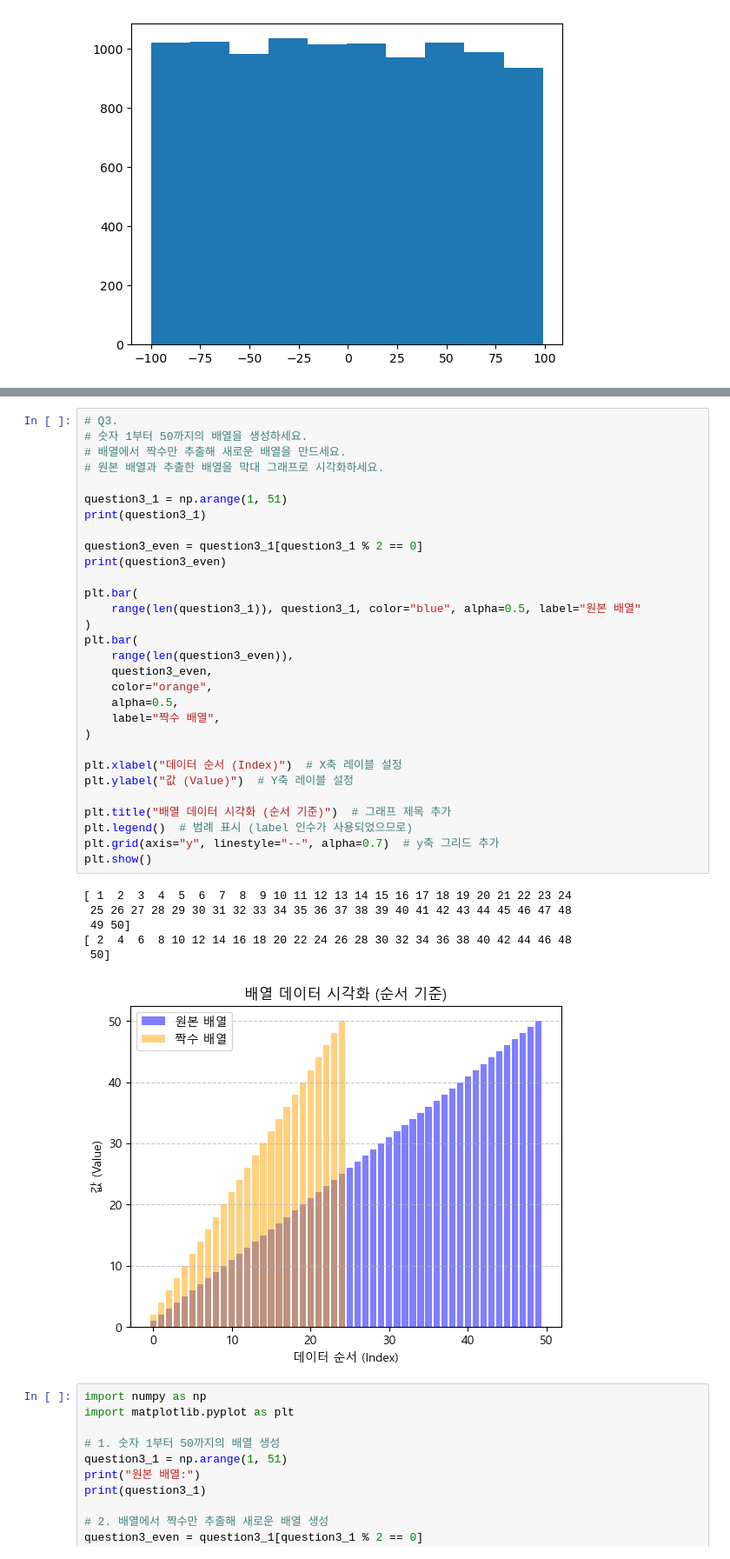
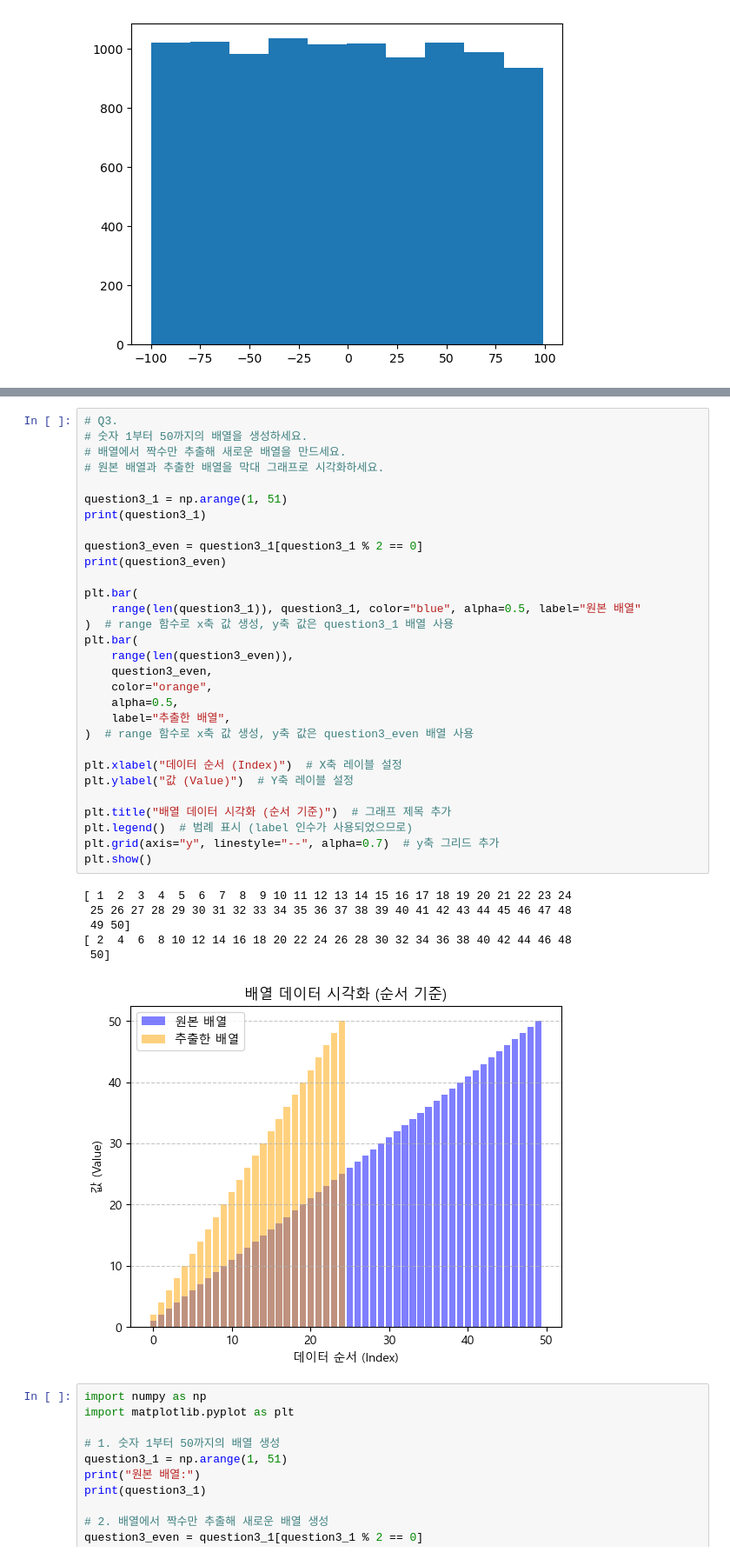
Before and after one commit to yenacat/AI-SW-Class, a Jupyter notebook: github python/20250409/Day08_2.ipynb, the cells around one changed output, grey strips where cells are left out. Shown: that part at 87% size. Cells and saved outputs as stored; diff of their text form.

```diff
--- a/github python/20250409/Day08_2.ipynb
+++ b/github python/20250409/Day08_2.ipynb
@@ -104,37 +104,37 @@ print(f"필터링 된 배열의 평균값: {np.mean(question2_2):.2f}")
 # 배열에서 짝수만 추출해 새로운 배열을 만드세요.
 # 원본 배열과 추출한 배열을 막대 그래프로 시각화하세요.
 
 question3_1 = np.arange(1, 51)
 print(question3_1)
 
 question3_even = question3_1[question3_1 % 2 == 0]
 print(question3_even)
 
 plt.bar(
     range(len(question3_1)), question3_1, color="blue", alpha=0.5, label="원본 배열"
-)
+)  # range 함수로 x축 값 생성, y축 값은 question3_1 배열 사용
 plt.bar(
     range(len(question3_even)),
     question3_even,
     color="orange",
     alpha=0.5,
-    label="짝수 배열",
-)
+    label="추출한 배열",
+)  # range 함수로 x축 값 생성, y축 값은 question3_even 배열 사용
 
 plt.xlabel("데이터 순서 (Index)")  # X축 레이블 설정
 plt.ylabel("값 (Value)")  # Y축 레이블 설정
 
 plt.title("배열 데이터 시각화 (순서 기준)")  # 그래프 제목 추가
 plt.legend()  # 범례 표시 (label 인수가 사용되었으므로)
 plt.grid(axis="y", linestyle="--", alpha=0.7)  # y축 그리드 추가
 plt.show()
 # %% [output]
 [ 1  2  3  4  5  6  7  8  9 10 11 12 13 14 15 16 17 18 19 20 21 22 23 24
  25 26 27 28 29 30 31 32 33 34 35 36 37 38 39 40 41 42 43 44 45 46 47 48
  49 50]
 [ 2  4  6  8 10 12 14 16 18 20 22 24 26 28 30 32 34 36 38 40 42 44 46 48
  50]
-[figure, old version]
+[figure, new version]
 # %%
 import numpy as np
 import matplotlib.pyplot as plt
```
Also changed, not shown: parts of 2 cells of this notebook.
